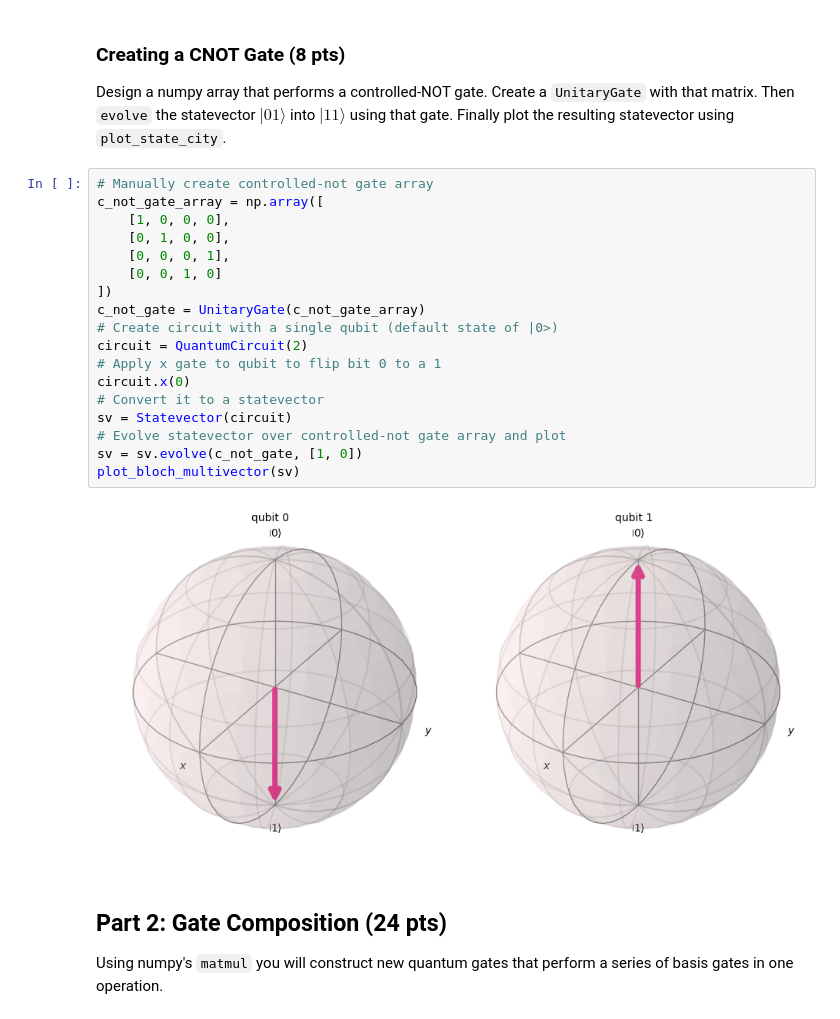
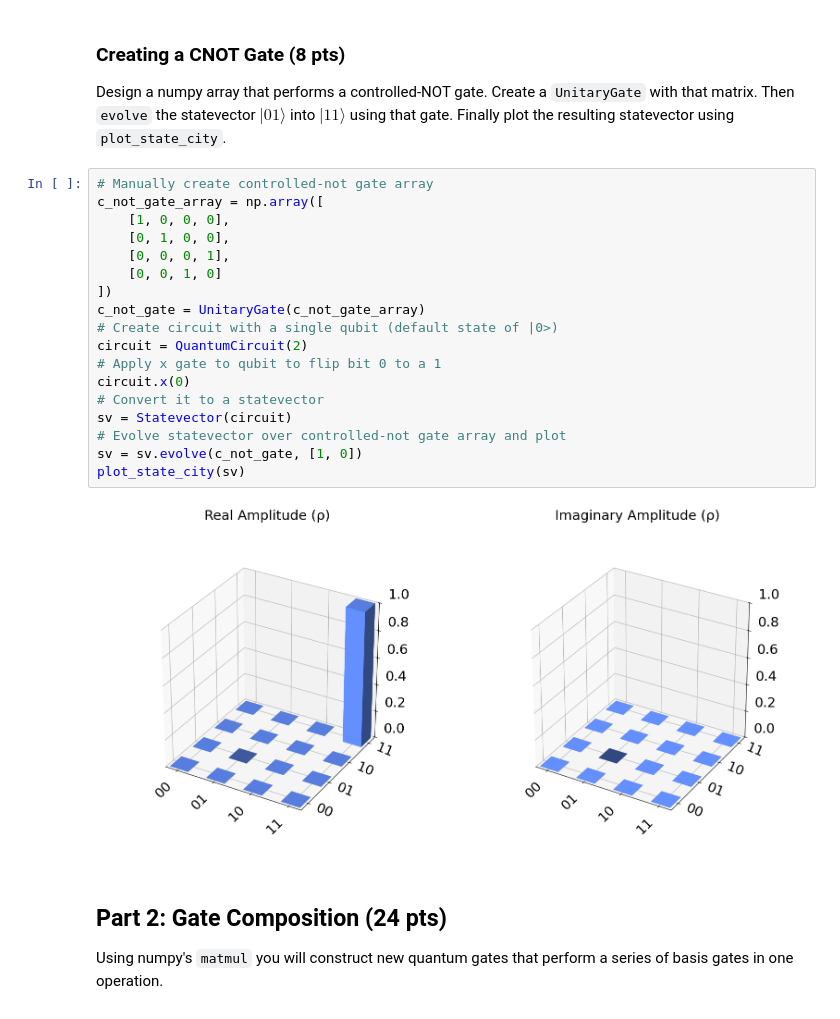
Before and after one commit to lilplatypus8/wsu-schoolwork, a Jupyter notebook: Spring-2026/Quantum-Gates-Homework/Quantum Gates Homework.ipynb, the cells around one changed output. Drawn from its saved outputs; the diff is of its cells as text.

```diff
--- a/Spring-2026/Quantum-Gates-Homework/Quantum Gates Homework.ipynb
+++ b/Spring-2026/Quantum-Gates-Homework/Quantum Gates Homework.ipynb
@@ -341,23 +341,23 @@ Design a numpy array that performs a controlled-NOT gate. Create a `UnitaryGate`
 # %%
 # Manually create controlled-not gate array
 c_not_gate_array = np.array([
     [1, 0, 0, 0],
     [0, 1, 0, 0],
     [0, 0, 0, 1],
     [0, 0, 1, 0]
 ])
 c_not_gate = UnitaryGate(c_not_gate_array)
 # Create circuit with a single qubit (default state of |0>)
 circuit = QuantumCircuit(2)
 # Apply x gate to qubit to flip bit 0 to a 1
 circuit.x(0)
 # Convert it to a statevector
 sv = Statevector(circuit)
 # Evolve statevector over controlled-not gate array and plot
 sv = sv.evolve(c_not_gate, [1, 0])
-plot_bloch_multivector(sv)
+plot_state_city(sv)
 # %% [output]
-[figure, old version]
+[figure, new version]
 # %% [markdown]
 ## **Part 2: Gate Composition (24 pts)**
 Using numpy's `matmul` you will construct new quantum gates that perform a series of basis gates in one operation.
```
Also changed, not shown: parts of 17 cells of this notebook, 2 other files.
